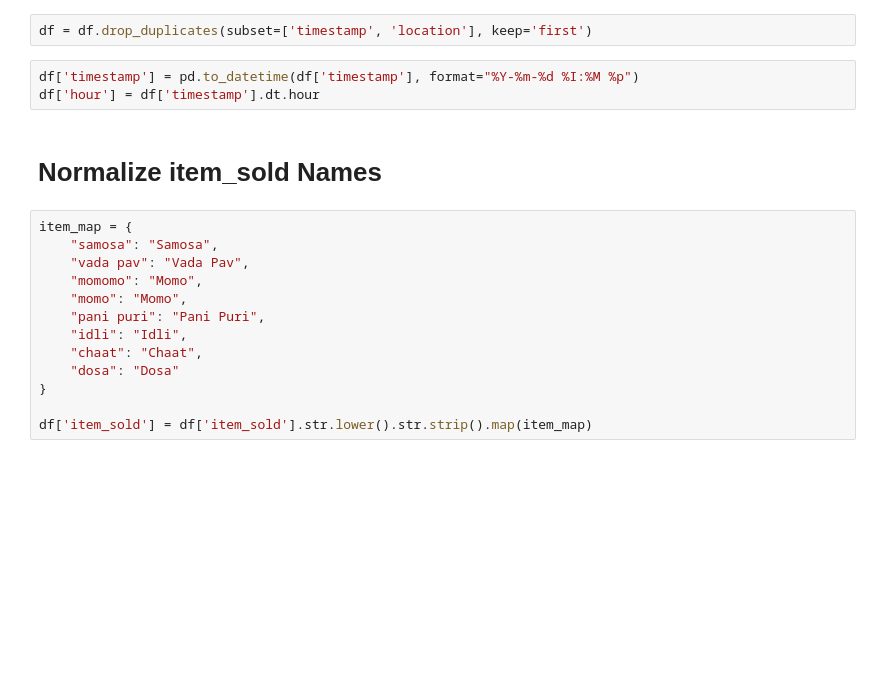
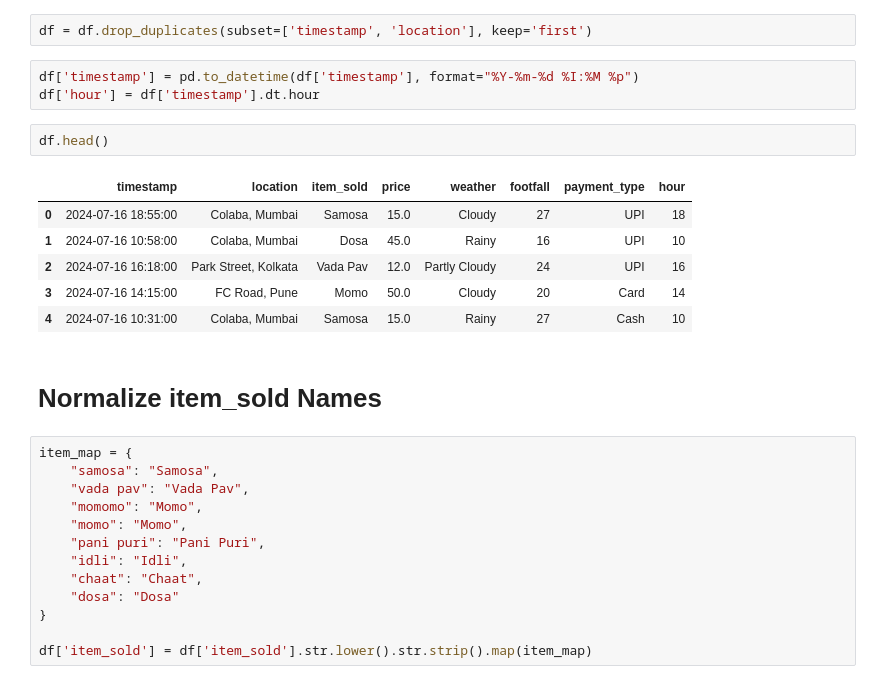
Before and after one commit to unbeatable951/Street-Vendor-Sales-Pattern-Visualizer, a Jupyter notebook: Street_Vendor_Sales_Pattern_Visualizer.ipynb, the cells around one changed output. Drawn from its saved outputs; the diff is of its cells as text; blank space fills up the shorter version.

```diff
--- a/Street_Vendor_Sales_Pattern_Visualizer.ipynb
+++ b/Street_Vendor_Sales_Pattern_Visualizer.ipynb
@@ -20,6 +20,15 @@ df = df.drop_duplicates(subset=['timestamp', 'location'], keep='first')
 # %%
 df['timestamp'] = pd.to_datetime(df['timestamp'], format="%Y-%m-%d %I:%M %p")
 df['hour'] = df['timestamp'].dt.hour
+# %%
+df.head()
+# %% [output]
+|  | timestamp | location | item_sold | price | weather | footfall | payment_type | hour |
+| 0 | 2024-07-16 18:55:00 | Colaba, Mumbai | Samosa | 15.0 | Cloudy | 27 | UPI | 18 |
+| 1 | 2024-07-16 10:58:00 | Colaba, Mumbai | Dosa | 45.0 | Rainy | 16 | UPI | 10 |
+| 2 | 2024-07-16 16:18:00 | Park Street, Kolkata | Vada Pav | 12.0 | Partly Cloudy | 24 | UPI | 16 |
+| 3 | 2024-07-16 14:15:00 | FC Road, Pune | Momo | 50.0 | Cloudy | 20 | Card | 14 |
+| 4 | 2024-07-16 10:31:00 | Colaba, Mumbai | Samosa | 15.0 | Rainy | 27 | Cash | 10 |
 # %% [markdown]
 # Normalize item_sold Names
 # %%
```
